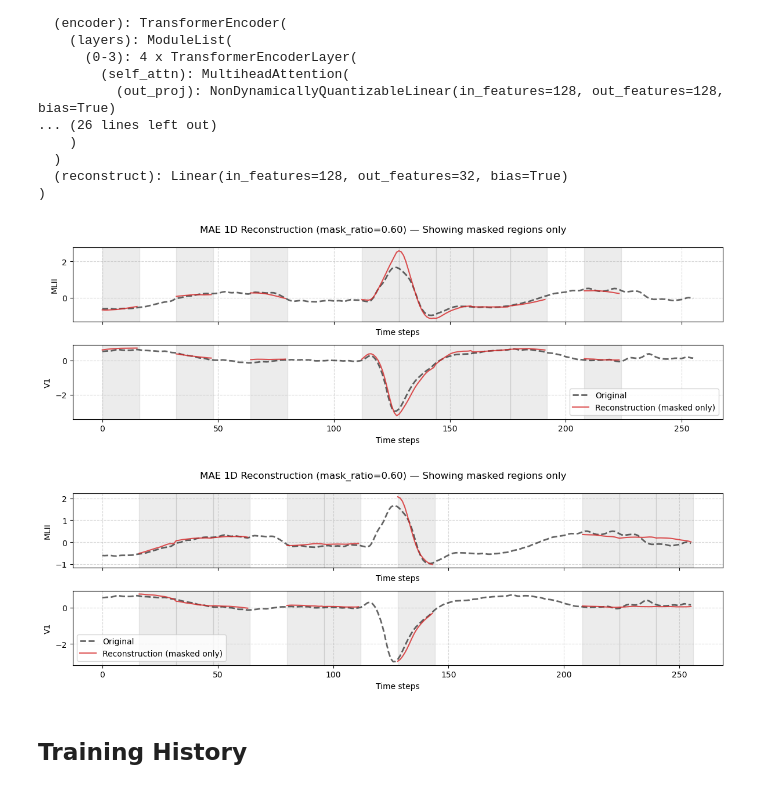
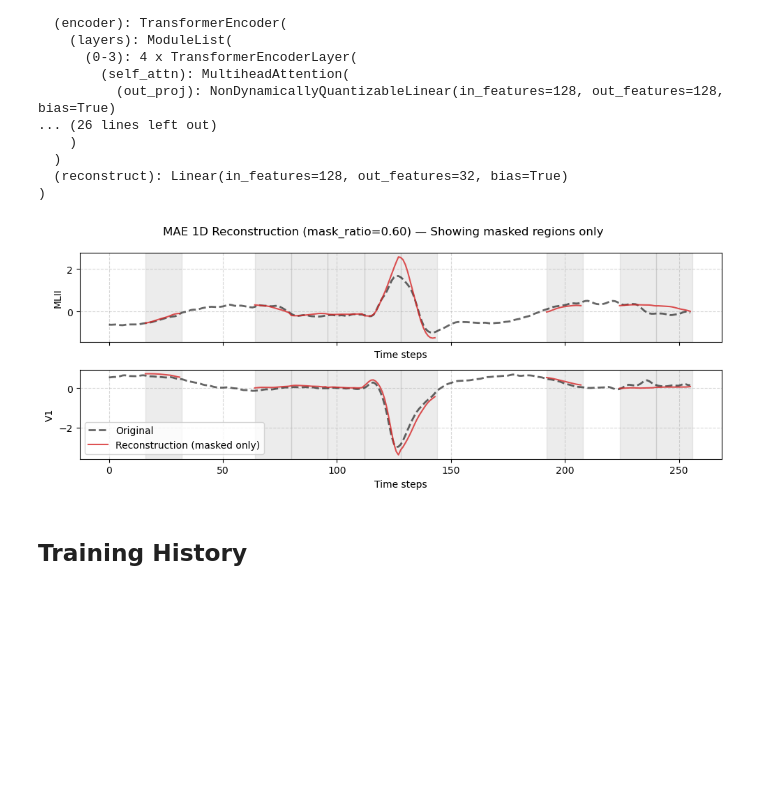
Before and after one commit to Rpadilla15/Arrhythmia-Classification, a Jupyter notebook: Experiments/transf.ipynb, the cells around one changed output. Saved outputs shown, nothing was run; the diff lists cells and outputs as text; code cells hidden in the pictures; blank space fills up the shorter version.

Commit message:
Modifications to save models and results of training

```diff
--- a/Experiments/transf.ipynb
+++ b/Experiments/transf.ipynb
@@ -33,5 +41,8 @@ Loading data for 1 patients from 'train' split...
 # %%
-model_path2 = os.path.join(DATA_DIR, 'output','mae_beat', 'checkpoint_epoch_100.pt')
+model_path1 = os.path.join(DATA_DIR, 'output','mae_beat', 'checkpoint_epoch_100.pt')
+model_path2 = os.path.join(DATA_DIR, 'output','encoder','beat_centered_64_16', 'best_model.pt')
+model_path3 = os.path.join(DATA_DIR, 'output','encoder','beat_centered_128_16_75', 'best_model.pt')
+
 
 
 model1 = TransformerAutoencoder(
@@ -45,6 +56,15 @@ model1 = TransformerAutoencoder(
 
 model2 = TransformerAutoencoder(
         in_channels=2,
+        emb_size=64,
+        patch_size=16,
+        num_layers=2,
+        nhead=4,
+        max_len=256
+    )
+
+model3 = TransformerAutoencoder(
+        in_channels=2,
         emb_size=128,
         patch_size=16,
         num_layers=2,
@@ -52,13 +72,26 @@ model2 = TransformerAutoencoder(
         max_len=256
     )
 
-
-model_saved = torch.load(model_path2,
+model_saved1 = torch.load(model_path1,
     map_location='cpu',  # Safest default device to map to
     weights_only=False   # Overrides the security check
     )
-model2.load_state_dict(model_saved["model_state_dict"])
+model1.load_state_dict(model_saved1["model_state_dict"])
+model1.eval()
+
+model_saved2 = torch.load(model_path2,
+    map_location='cpu',  # Safest default device to map to
+    weights_only=False   # Overrides the security check
+    )
+model2.load_state_dict(model_saved2["model_state_dict"])
 model2.eval()
+
+model_saved3 = torch.load(model_path3,
+    map_location='cpu',  # Safest default device to map to
+    weights_only=False   # Overrides the security check
+    )
+model3.load_state_dict(model_saved3["model_state_dict"])
+model3.eval()
 # %% [output]
 TransformerAutoencoder(
   (encoder_embed): PatchEmbedding1D(
@@ -124,13 +149,14 @@ def visualize_mae_reconstruction(model, x, leads=['MLII', 'V1'], mask_ratio=0.4,
     recon_masked_only = np.where(time_mask, recon_signal, np.nan)
 
     # --- plot
-    fig, axes = plt.subplots(C, 1, figsize=(12, 2*C), sharex=True)
+    fig, axes = plt.subplots(C, 1, figsize=(10, 2*C), sharex=True)
     if C == 1:
         axes = [axes]
 
     for i, ax in enumerate(axes):
-        ax.plot(true_signal[i], label="Original", color='black', linestyle='--', linewidth=2, alpha=0.6)
+        ax.plot(true_signal[i], label="Original", color='black', linewidth=2, alpha=0.6, linestyle='--')
         ax.plot(recon_masked_only[i], label="Reconstruction (masked only)", color='tab:red', alpha=0.8)
+
 
         # highlight masked regions
         for p_idx in masked_patches:
@@ -147,11 +173,12 @@ def visualize_mae_reconstruction(model, x, leads=['MLII', 'V1'], mask_ratio=0.4,
     plt.tight_layout()
     plt.show()
 # %%
-visualize_mae_reconstruction(model2, signals_val, mask_ratio=0.6, sample_idx=0)
-visualize_mae_reconstruction(model2, signals_train, mask_ratio=0.6, sample_idx=0)
+ssl_loader = DataLoader(ds1, batch_size=4)
+signals_val = next(iter(ssl_loader))  # shape: [B, C, T]
+
+visualize_mae_reconstruction(model1, signals_val, mask_ratio=0.6, sample_idx=0)
 # %% [output]
-[figure, old version]
+[figure, new version]
-[figure, removed]
 # %% [markdown]
 ## Training History
 # %%
```
Also changed, not shown: parts of 8 cells of this notebook, 2 other files.
